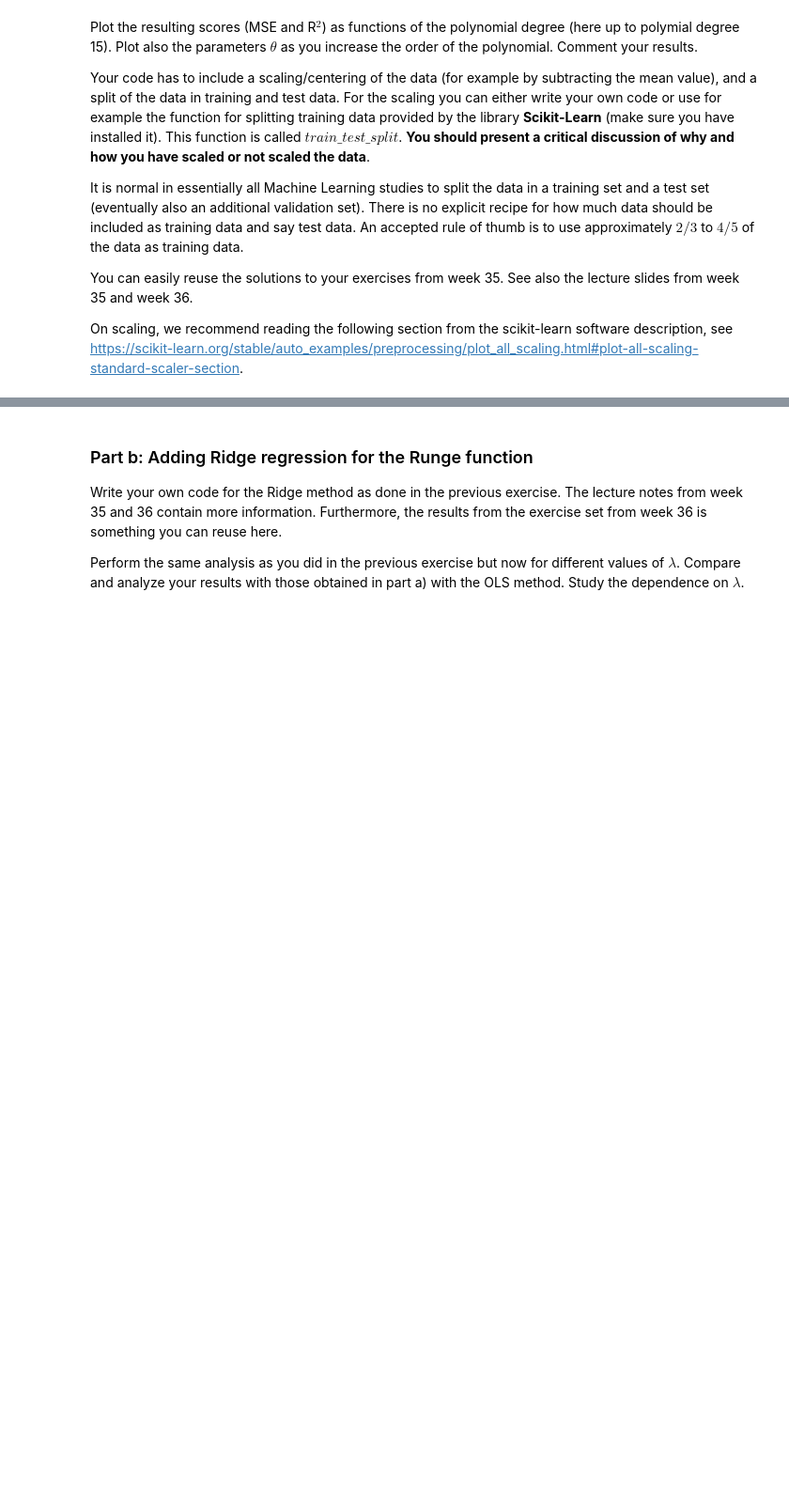
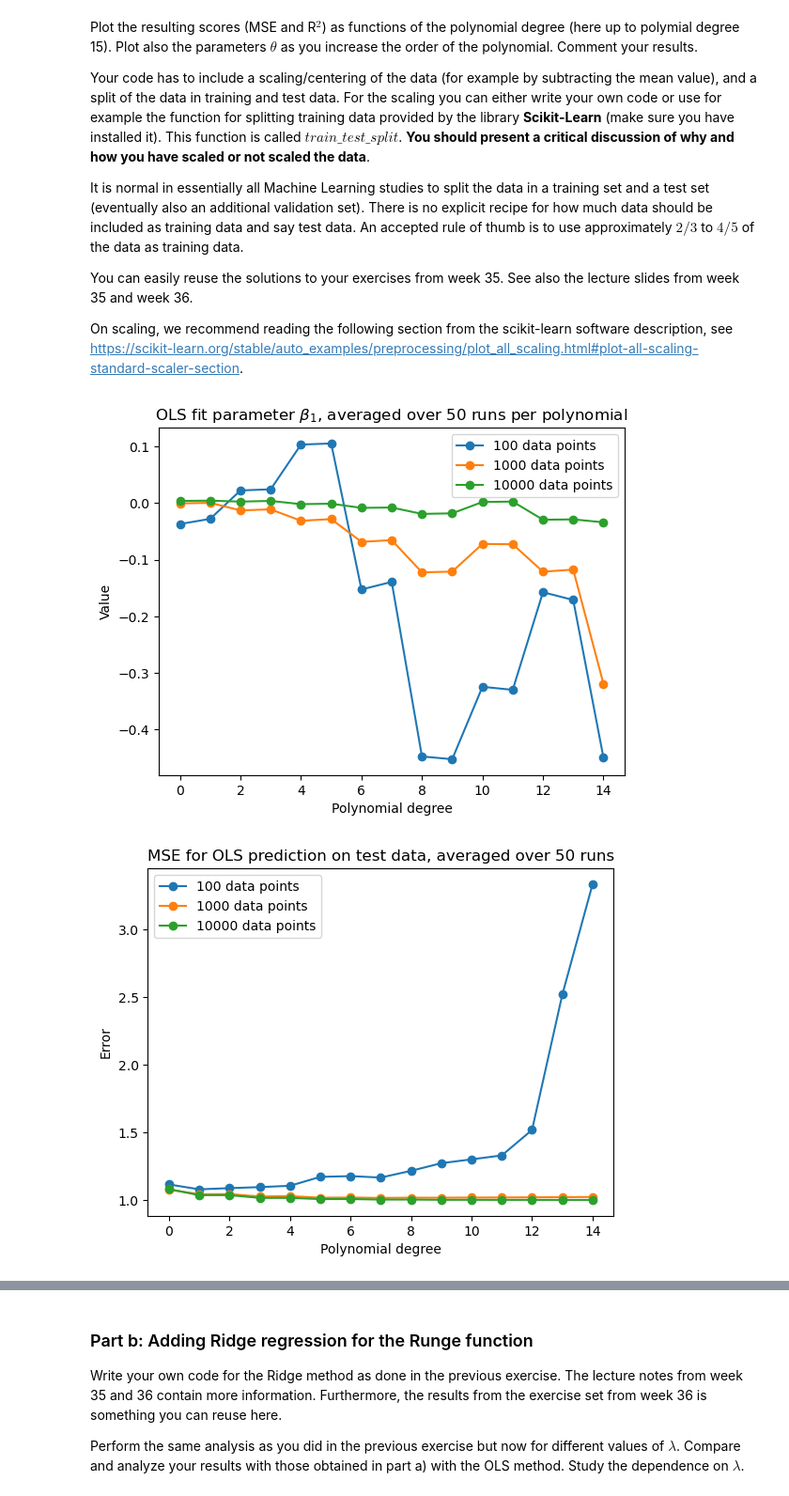
Before and after one commit to Waerstad/4155-Project-1, a Jupyter notebook: Code/project1_main.ipynb, the cells around one changed output, grey strips where cells are left out. Shown at 94% size. Saved outputs shown, nothing was run; the diff lists cells and outputs as text; code cells hidden in the pictures; blank space fills up the shorter version.

```diff
--- a/Code/project1_main.ipynb
+++ b/Code/project1_main.ipynb
@@ -205,31 +207,78 @@ poly_min = 1
 poly_max = 15
 poly_degrees = np.arange(poly_min, poly_max + 1, 1)
 
 runs = 50
 MSEs_runs_datasize_polys_matrix = np.zeros([runs, len(data_sizes), len(poly_degrees)])
 R2s_runs_datasize_polys_matrix = np.zeros([runs, len(data_sizes), len(poly_degrees)])
 beta1s_runs_datasize_polys_matrix = np.zeros([runs, len(data_sizes), len(poly_degrees)])
 
 for i in range(runs):
 
     for j in range(len(data_sizes)):
         n_j = data_sizes[j]
         x = np.linspace(-1, 1, n_j)
         y = Runge_func(x) + np.random.normal(0, 1, size=n_j)
-        # NEED SCALING HERE
+
         x_train, x_test, y_train, y_test = train_test_split(x, y, test_size=0.2)
+
+        # Scaling of the data
+        scaler = StandardScaler()
+        scaler.fit(X_train)
+        X_train_s = scaler.transform(X_train)
+        X_test_s = scaler.transform(X_test)
+        y_offset = np.mean(y_train)
 
         for k in range(len(poly_degrees)):
             X_train_poly = polynomial_features(x_train, poly_degrees[k], intercept=True)
             beta_poly = OLS_parameters(X_train_poly, y_train)
 
             X_test_poly = polynomial_features(x_test, poly_degrees[k], intercept=True)
             predict_y_test_poly = X_test_poly @ beta_poly
 
             beta1s_runs_datasize_polys_matrix[i,j,k] = beta_poly[1]
+            # MSE target y_test and prediction
             MSEs_runs_datasize_polys_matrix[i,j,k] = mean_squared_error(y_test, predict_y_test_poly)
             R2s_runs_datasize_polys_matrix[i,j,k] = 1.0 - (np.sum((y_test - predict_y_test_poly)**2)/(np.sum((y_test - np.mean(y_test))**2))) #R2
 
+# Average over all runs
 mean_MSE_datasize_poly = np.mean(MSEs_runs_datasize_polys_matrix, axis=0)
 mean_R2_runs_datasize_polys_matrix = np.mean(R2s_runs_datasize_polys_matrix, axis=0)
 mean_beta1s_runs_datasize_polys_matrix = np.mean(beta1s_runs_datasize_polys_matrix, axis=0)
+
+# Plot mean beta1 parameter of OLS fit on test data for various data sizes and polynomials; averaged over many runs
+plt.plot(mean_beta1s_runs_datasize_polys_matrix[0,:], "o-", label=f"{data_sizes[0]} data points")
+plt.plot(mean_beta1s_runs_datasize_polys_matrix[1,:], "o-", label=f"{data_sizes[1]} data points")
+plt.plot(mean_beta1s_runs_datasize_polys_matrix[2,:], "o-", label=f"{data_sizes[2]} data points")
+plt.xlabel("Polynomial degree")
+plt.ylabel("Value")
+plt.title(fr"OLS fit parameter $\beta_1$, averaged over {runs} runs per polynomial")
+plt.legend()
+plt.show()
+plt.close()
+
+# Plot MSE for OLS prediction on test data for various sizes of data, and polynomials; averaged over many runs
+plt.plot(mean_MSE_datasize_poly[0,:], "o-", label=f"{data_sizes[0]} data points")
+plt.plot(mean_MSE_datasize_poly[1,:], "o-", label=f"{data_sizes[1]} data points")
+plt.plot(mean_MSE_datasize_poly[2,:], "o-", label=f"{data_sizes[2]} data points")
+plt.title(f"MSE for OLS prediction on test data, averaged over {runs} runs")
+plt.xlabel("Polynomial degree")
+plt.ylabel("Error")
+plt.legend()
+#plt.grid()
+plt.show()
+plt.close()
+
+# Plot R^2 for OLS prediction on test data for various sizes of data, and polynomials; averaged over many runs
+plt.plot(mean_R2_runs_datasize_polys_matrix[0,:], "o-", label=f"{data_sizes[0]} data points")
+plt.plot(mean_R2_runs_datasize_polys_matrix[1,:], "o-", label=f"{data_sizes[1]} data points")
+plt.plot(mean_R2_runs_datasize_polys_matrix[2,:], "o-", label=f"{data_sizes[2]} data points")
+plt.title(rf"$R^{2}$ MSE for OLS prediction for test data, averaged over {runs} runs")
+plt.xlabel("Polynomial degree")
+plt.ylabel("Error")
+plt.legend()
+#plt.grid()
+plt.show()
+plt.close()
+# %% [output]
+[figure, added]
+[figure, added]
```
Also changed, not shown: parts of 4 cells of this notebook.
